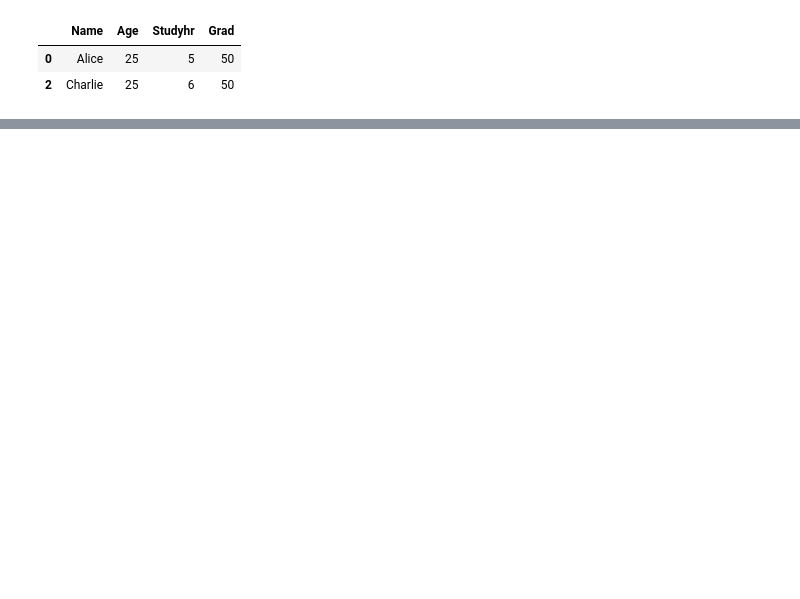
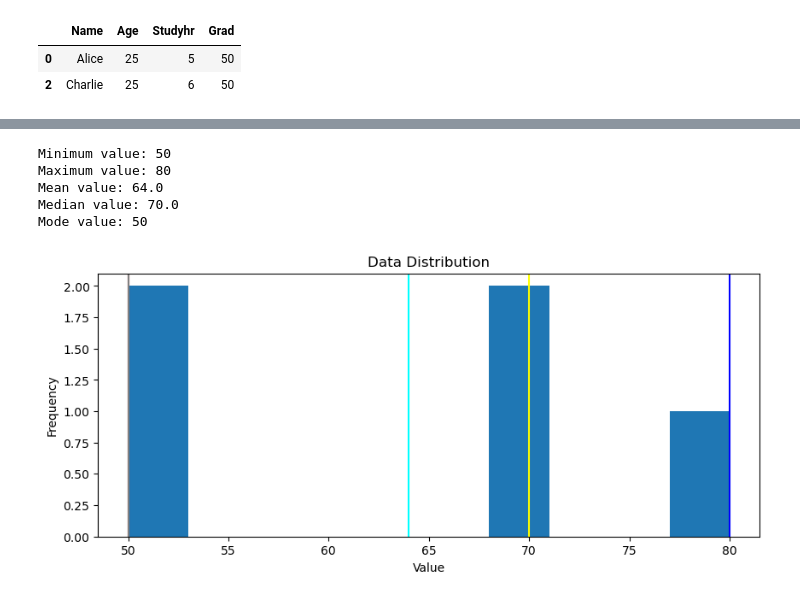
Before and after one commit to Turbopsyb0rg/Python-ML, a Jupyter notebook: learning.ipynb, the cells around one changed output, grey strips where cells are left out. Cells and saved outputs as stored; diff of their text form; code cells hidden in the pictures; blank space fills up the shorter version.

```diff
--- a/learning.ipynb
+++ b/learning.ipynb
@@ -82,0 +80,33 @@ https://youtu.be/HrRA67O-QXI
+# %%
+grades=df_students.Grad
+
+min_val=df_students.Grad.min()
+max_val=df_students.Grad.max()
+mean_val=df_students.Grad.mean()
+median_val=df_students.Grad.median()
+mode_val=df_students.Grad.mode()[0]
+
+print(f'Minimum value: {min_val}\nMaximum value: {max_val}\nMean value: {mean_val}\nMedian value: {median_val}\nMode value: {mode_val}')
+
+fig = plt.figure(figsize=(10, 4))
+
+plt.hist(grades)
+
+plt.axvline(x=min_val, color='red', label='Min')
+plt.axvline(x=max_val, color='blue', label='Max')
+plt.axvline(x=mean_val, color='cyan', label='Mean')
+plt.axvline(x=median_val, color='yellow', label='Median')
+plt.axvline(x=mode_val, color='gray', label='Mode')
+
+plt.title("Data Distribution")
+plt.xlabel("Value")
+plt.ylabel("Frequency")
+
+fig.show()
+# %% [output]
+Minimum value: 50
+Maximum value: 80
+Mean value: 64.0
+Median value: 70.0
+Mode value: 50
+[figure, added]
```
Also changed, not shown: parts of 4 cells of this notebook.
